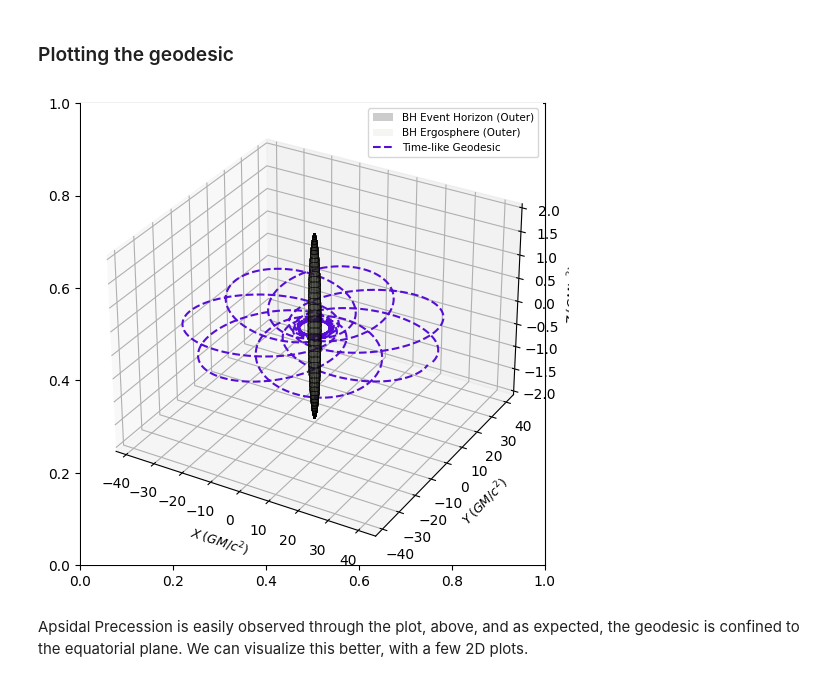
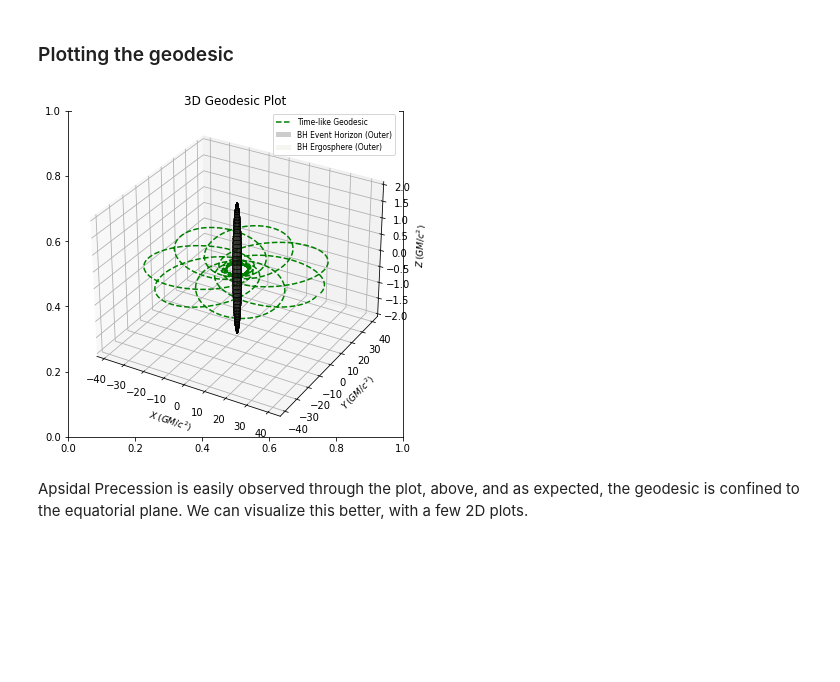
Before and after one commit to einsteinpy/einsteinpy, a Jupyter notebook: docs/source/examples/Visualizing Precession in Schwarzschild Spacetime.ipynb, the cells around one changed output. Saved outputs shown, nothing was run; the diff lists cells and outputs as text; code cells hidden in the pictures; blank space fills up the shorter version.

```diff
--- a/docs/source/examples/Visualizing Precession in Schwarzschild Spacetime.ipynb
+++ b/docs/source/examples/Visualizing Precession in Schwarzschild Spacetime.ipynb
@@ -36,10 +36,10 @@ geod = Timelike(
 ### Plotting the geodesic
 # %%
 sgpl = StaticGeodesicPlotter()
-sgpl.plot(geod)
+sgpl.plot(geod, color="green", title="3D Geodesic Plot")
 sgpl.show()
 # %% [output]
-[figure, old version]
+[figure, new version]
 # %% [markdown]
 Apsidal Precession is easily observed through the plot, above, and as expected, the geodesic is confined to the equatorial plane. We can visualize this better, with a few 2D plots.
 # %%
```
Also changed, not shown: parts of 4 cells of this notebook.
